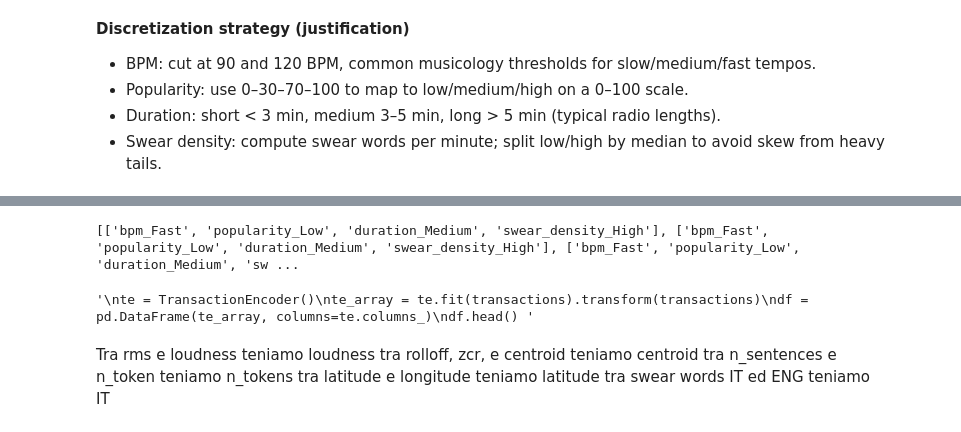
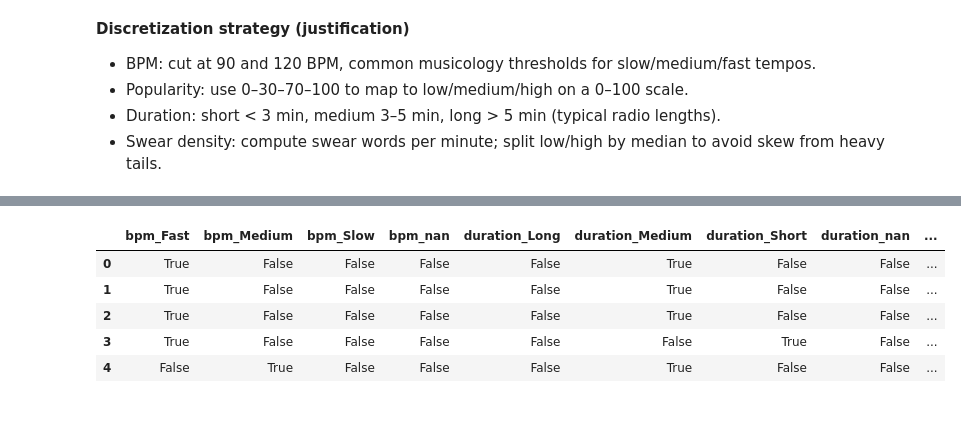
Before and after one commit to Ludovico1104/Progetto-I2ML, a Jupyter notebook: prova.ipynb, the cells around one changed output, grey strips where cells are left out. Cells and saved outputs as stored; diff of their text form; code cells hidden in the pictures.

```diff
--- a/prova.ipynb
+++ b/prova.ipynb
@@ -417,18 +421,14 @@ from mlxtend.frequent_patterns import apriori, fpgrowth, association_rules
 # %%
 # Build transactions with explicit col_name_value labels
 transactions = encoded.apply(lambda row: [f"{col}_{row[col]}" for col in encoded.columns], axis=1).tolist()
-print(transactions[:5])
-'''
 te = TransactionEncoder()
 te_array = te.fit(transactions).transform(transactions)
 df = pd.DataFrame(te_array, columns=te.columns_)
-df.head() '''
+df.head()
 # %% [output]
-[['bpm_Fast', 'popularity_Low', 'duration_Medium', 'swear_density_High'], ['bpm_Fast', 'popularity_Low', 'duration_Medium', 'swear_density_High'], ['bpm_Fast', 'popularity_Low', 'duration_Medium', 'sw ...
-'\nte = TransactionEncoder()\nte_array = te.fit(transactions).transform(transactions)\ndf = pd.DataFrame(te_array, columns=te.columns_)\ndf.head() '
+|  | bpm_Fast | bpm_Medium | bpm_Slow | bpm_nan | duration_Long | duration_Medium | duration_Short | duration_nan | ... |
+| 0 | True | False | False | False | False | True | False | False | ... |
+| 1 | True | False | False | False | False | True | False | False | ... |
+| 2 | True | False | False | False | False | True | False | False | ... |
+| 3 | True | False | False | False | False | False | True | False | ... |
+| 4 | False | True | False | False | False | True | False | False | ... |
-# %% [markdown]
-Tra rms e loudness teniamo loudness
-tra rolloff, zcr, e centroid teniamo centroid
-tra n_sentences e n_token teniamo n_tokens
-tra latitude e longitude teniamo latitude
-tra swear words IT ed ENG teniamo IT
```
Also changed, not shown: parts of 5 cells of this notebook.
